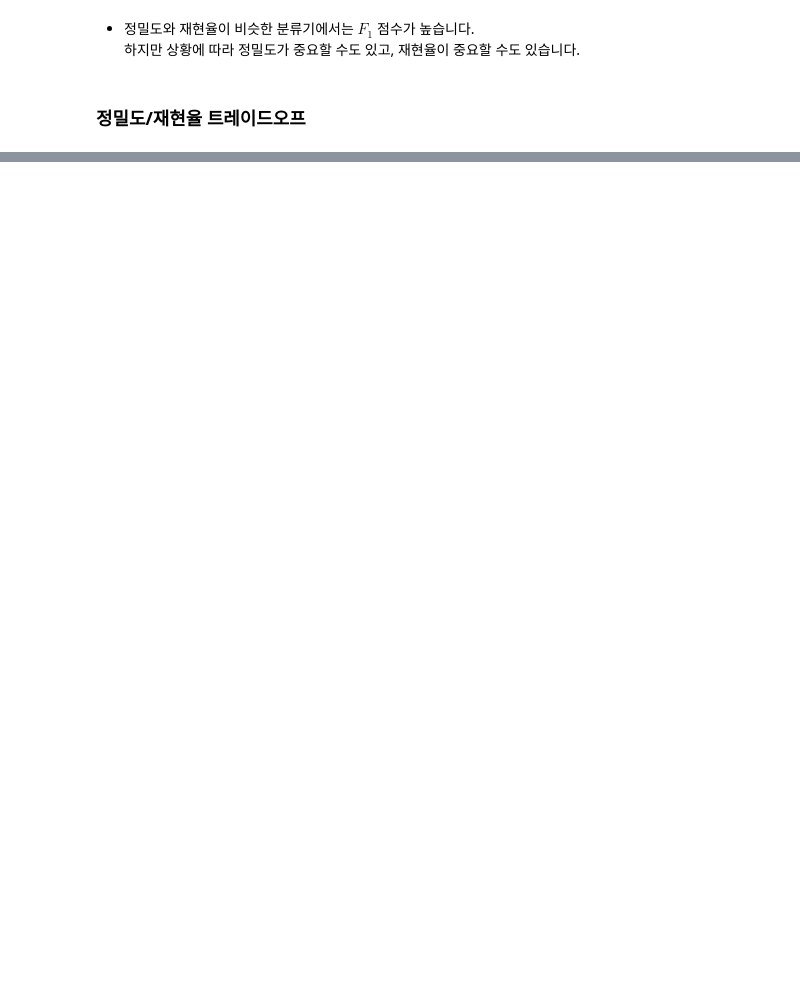
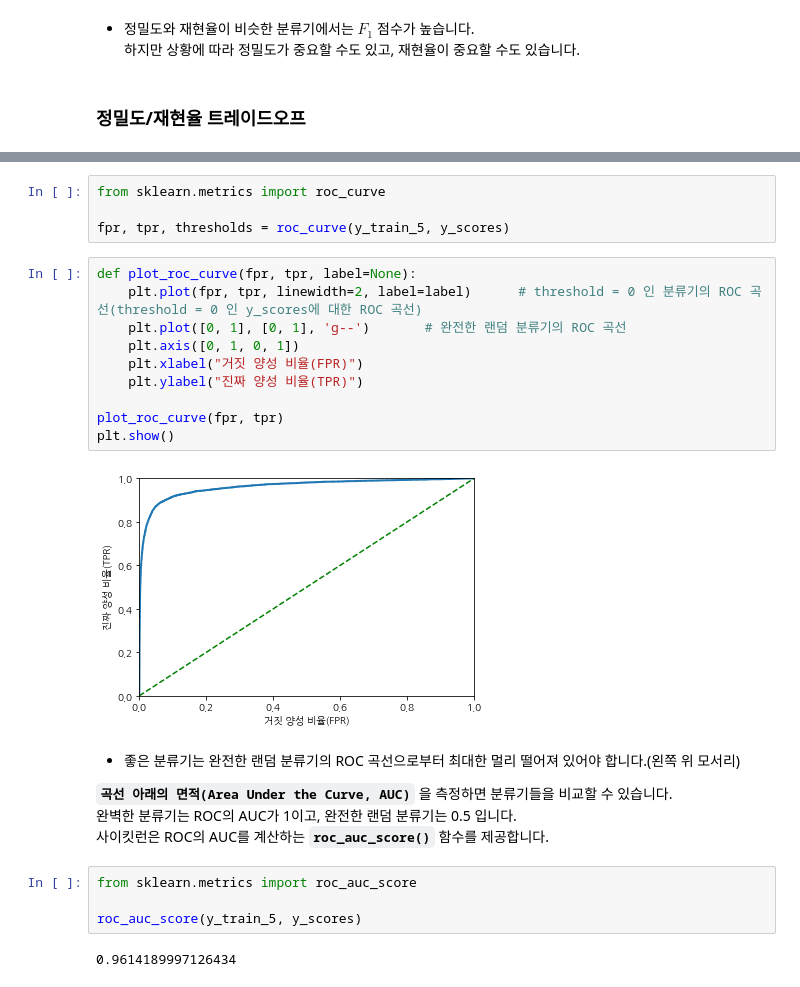
Before and after one commit to cloudallera/handson-ml, a Jupyter notebook: _mystudy/03_classification.ipynb, the cells around one changed output, grey strips where cells are left out. Cells and saved outputs as stored; diff of their text form; blank space fills up the shorter version.

```diff
--- a/_mystudy/03_classification.ipynb
+++ b/_mystudy/03_classification.ipynb
@@ -278,0 +385,28 @@ f1_score(y_train_5, y_train_pred)
+# %%
+from sklearn.metrics import roc_curve
+
+fpr, tpr, thresholds = roc_curve(y_train_5, y_scores)
+# %%
+def plot_roc_curve(fpr, tpr, label=None):
+    plt.plot(fpr, tpr, linewidth=2, label=label)      # threshold = 0 인 분류기의 ROC 곡선(threshold = 0 인 y_scores에 대한 ROC 곡선)
+    plt.plot([0, 1], [0, 1], 'g--')       # 완전한 랜덤 분류기의 ROC 곡선
+    plt.axis([0, 1, 0, 1])
+    plt.xlabel("거짓 양성 비율(FPR)")
+    plt.ylabel("진짜 양성 비율(TPR)")
+
+plot_roc_curve(fpr, tpr)
+plt.show()
+# %% [output]
+[figure, added]
+# %% [markdown]
+- 좋은 분류기는 완전한 랜덤 분류기의 ROC 곡선으로부터 최대한 멀리 떨어져 있어야 합니다.(왼쪽 위 모서리)
+
+**`곡선 아래의 면적(Area Under the Curve, AUC)`** 을 측정하면 분류기들을 비교할 수 있습니다.<br>
+완벽한 분류기는 ROC의 AUC가 1이고, 완전한 랜덤 분류기는 0.5 입니다.<br>
+사이킷런은 ROC의 AUC를 계산하는 **`roc_auc_score()`** 함수를 제공합니다.
+# %%
+from sklearn.metrics import roc_auc_score
+
+roc_auc_score(y_train_5, y_scores)
+# %% [output]
+0.9614189997126434
```
Also changed, not shown: parts of 74 cells of this notebook.
